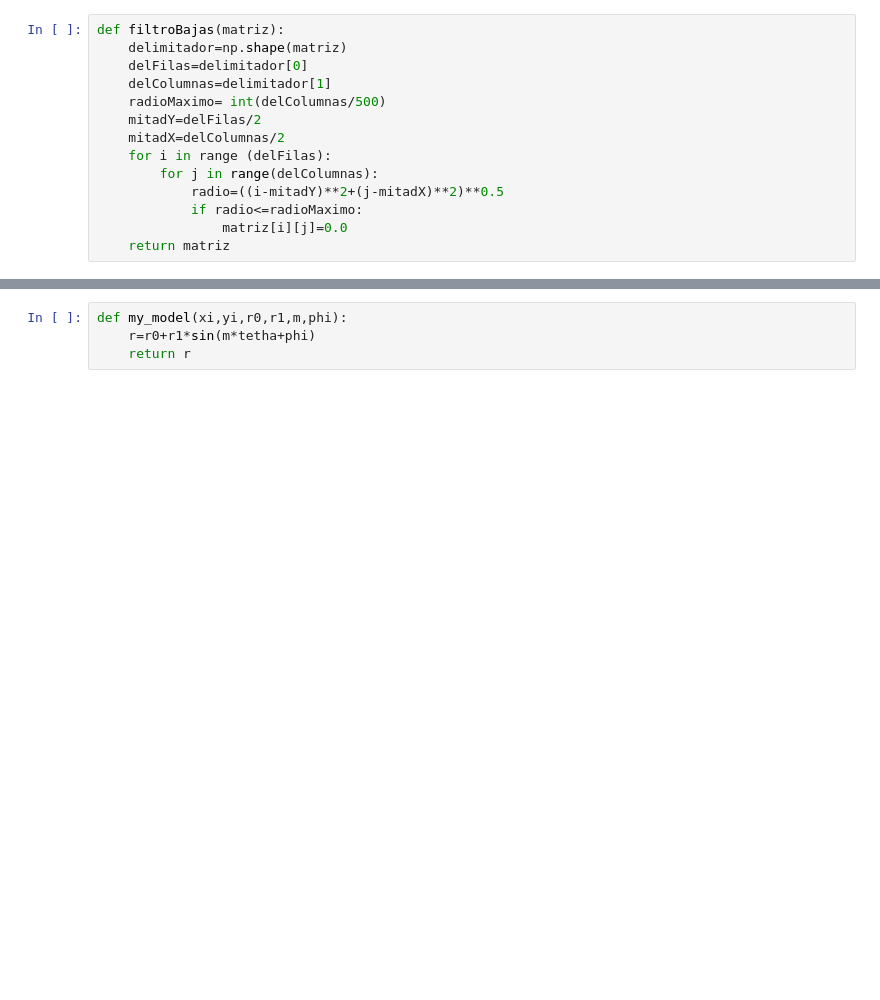
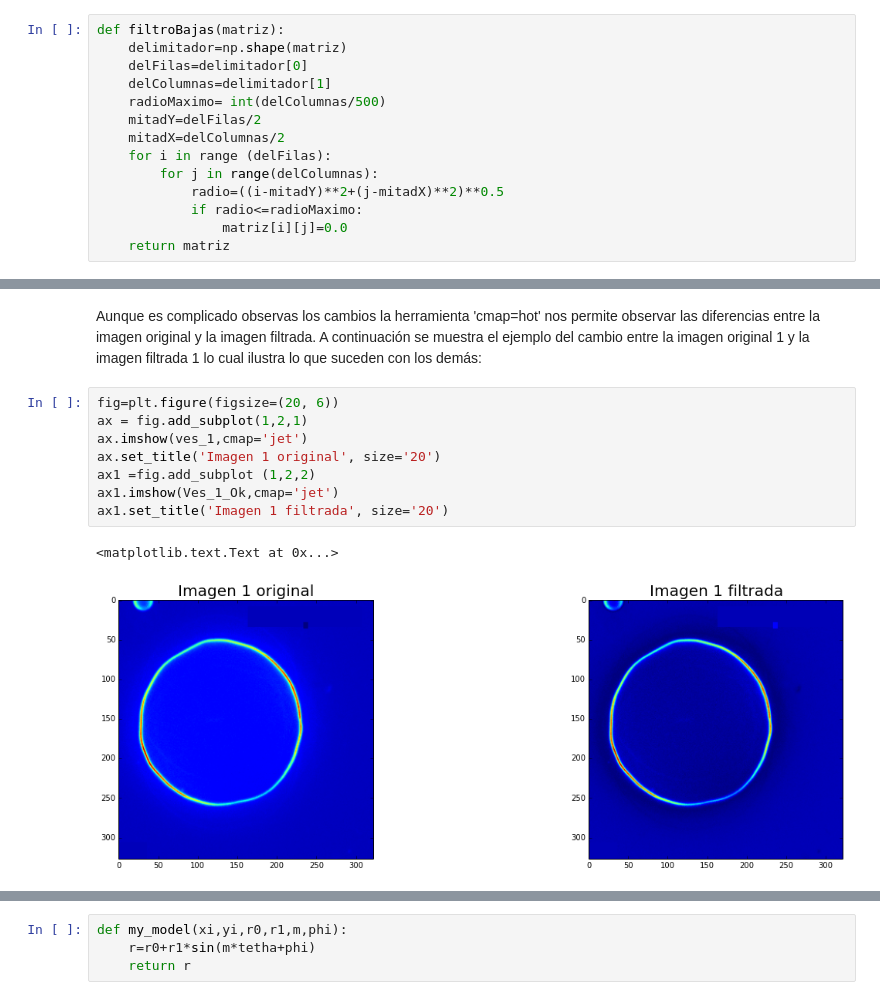
Before and after one commit to SbastianGarzon/Linares_Garzon_hw8, a Jupyter notebook: Perfil_Radial/Perfil_radial.ipynb, the cells around one changed output, grey strips where cells are left out. Saved outputs shown, nothing was run; the diff lists cells and outputs as text; blank space fills up the shorter version.

```diff
--- a/Perfil_Radial/Perfil_radial.ipynb
+++ b/Perfil_Radial/Perfil_radial.ipynb
@@ -45,3 +89,16 @@ imshow(imagen[:,:], cmap = pyplot.cm.Greys)
+# %% [markdown]
+Aunque es complicado observas los cambios la herramienta 'cmap=hot' nos permite observar las diferencias entre la imagen original y la imagen filtrada. A continuación se muestra el ejemplo del cambio entre la imagen original 1 y la imagen filtrada 1 lo cual ilustra lo que suceden con los demás:
+# %%
+fig=plt.figure(figsize=(20, 6))
+ax = fig.add_subplot(1,2,1)
+ax.imshow(ves_1,cmap='jet')
+ax.set_title('Imagen 1 original', size='20')
+ax1 =fig.add_subplot (1,2,2)
+ax1.imshow(Ves_1_Ok,cmap='jet')
+ax1.set_title('Imagen 1 filtrada', size='20')
+# %% [output]
+<matplotlib.text.Text at 0x...>
+[figure, added]
 # %%
 fig=plt.figure(figsize=(15, 6))
 ax = fig.add_subplot(1,2,1)
```
Also changed, not shown: parts of 13 cells of this notebook.
